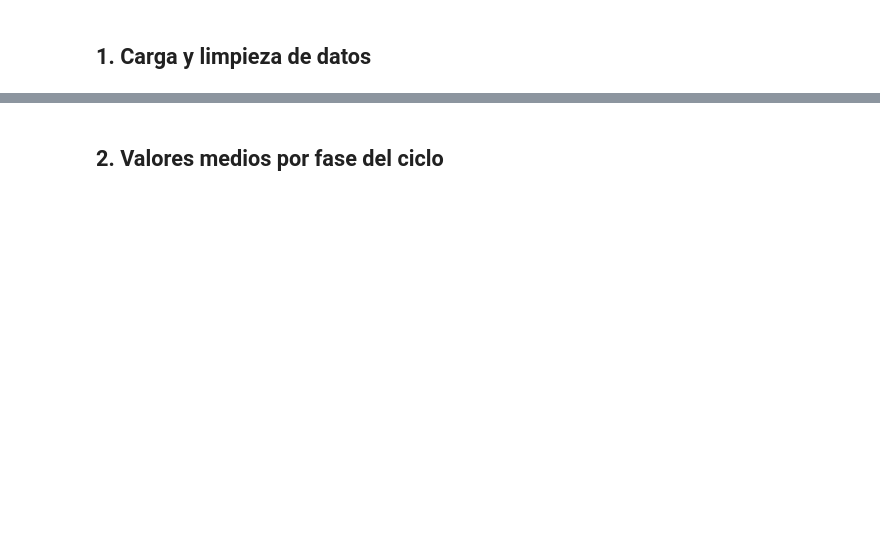
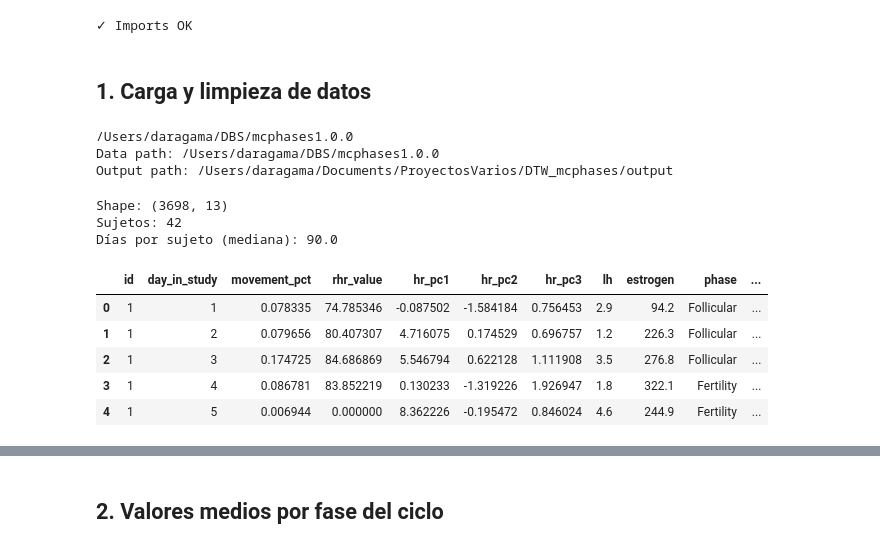
Before and after one commit to Daegas/DTW_mcphases, a Jupyter notebook: notebooks/DTW.ipynb, the cells around one changed output, grey strips where cells are left out. Saved outputs shown, nothing was run; the diff lists cells and outputs as text; code cells hidden in the pictures; blank space fills up the shorter version.

```diff
--- a/notebooks/DTW.ipynb
+++ b/notebooks/DTW.ipynb
@@ -22,29 +28,60 @@ from sklearn.metrics import silhouette_score
 from dtaidistance import dtw, dtw_ndim
 import umap
 import warnings
+from pathlib import Path
+
 warnings.filterwarnings('ignore')
 
 # Paleta consistente
 PHASE_COLORS = {
-    'Menstrual':   '#E63946',
-    'Follicular':  '#457B9D',
-    'Fertility':   '#2A9D8F',
-    'Luteal':      '#E9C46A',
+    'Menstrual':   "#F53C4B",
+    'Follicular':  "#2F5CE5",
+    'Fertility':   "#39E057",
+    'Luteal':      "#E6EF35",
 }
 sns.set_theme(style='whitegrid', font_scale=1.1)
 print('✓ Imports OK')
+# %% [output]
+✓ Imports OK
 # %% [markdown]
 ## 1. Carga y limpieza de datos
+# %%
+from pathlib import Path
+from dotenv import load_dotenv
+import os
+
+
+load_dotenv()
+
+DATA_PATH = Path(os.getenv("DATA_PATH"))
+OUTPUT_PATH = Path(os.getenv("OUTPUT_PATH"))
+
+print(DATA_PATH)
+print(f"Data path: {DATA_PATH}")
+print(f"Output path: {OUTPUT_PATH}")
+# %% [output]
+/Users/daragama/DBS/mcphases1.0.0
+Data path: /Users/daragama/DBS/mcphases1.0.0
+Output path: /Users/daragama/Documents/ProyectosVarios/DTW_mcphases/output
 # %%
 # ── Carga ─────────────────────────────────────────────────────────────────────
-# Cambia la ruta si tu archivo tiene otro nombre
-df = pd.read_csv('datos.csv')   # ← ajusta aquí
+df = pd.read_csv(OUTPUT_PATH / "mcphases_consolidated_2022.csv")
 
 # Columnas de señales fisiológicas disponibles
 SIGNAL_COLS = ['movement_pct', 'rhr_value', 'hr_pc1', 'hr_pc2', 'hr_pc3',
                'lh', 'estrogen', 'wtmp_pc1', 'wtmp_pc2', 'wtmp_pc3']
 
 print(f'Shape: {df.shape}')
 print(f'Sujetos: {df["id"].nunique()}')
 print(f'Días por sujeto (mediana): {df.groupby("id")["day_in_study"].count().median()}')
 df.head()
+# %% [output]
+Shape: (3698, 13)
+Sujetos: 42
+Días por sujeto (mediana): 90.0
+|  | id | day_in_study | movement_pct | rhr_value | hr_pc1 | hr_pc2 | hr_pc3 | lh | estrogen | phase | ... |
+| 0 | 1 | 1 | 0.078335 | 74.785346 | -0.087502 | -1.584184 | 0.756453 | 2.9 | 94.2 | Follicular | ... |
+| 1 | 1 | 2 | 0.079656 | 80.407307 | 4.716075 | 0.174529 | 0.696757 | 1.2 | 226.3 | Follicular | ... |
+| 2 | 1 | 3 | 0.174725 | 84.686869 | 5.546794 | 0.622128 | 1.111908 | 3.5 | 276.8 | Follicular | ... |
+| 3 | 1 | 4 | 0.086781 | 83.852219 | 0.130233 | -1.319226 | 1.926947 | 1.8 | 322.1 | Fertility | ... |
+| 4 | 1 | 5 | 0.006944 | 0.000000 | 8.362226 | -0.195472 | 0.846024 | 4.6 | 244.9 | Fertility | ... |
```
Also changed, not shown: parts of 26 cells of this notebook.
